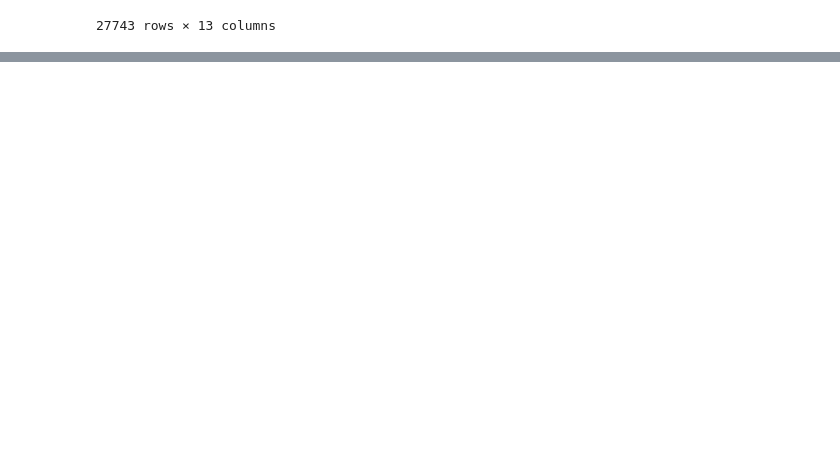
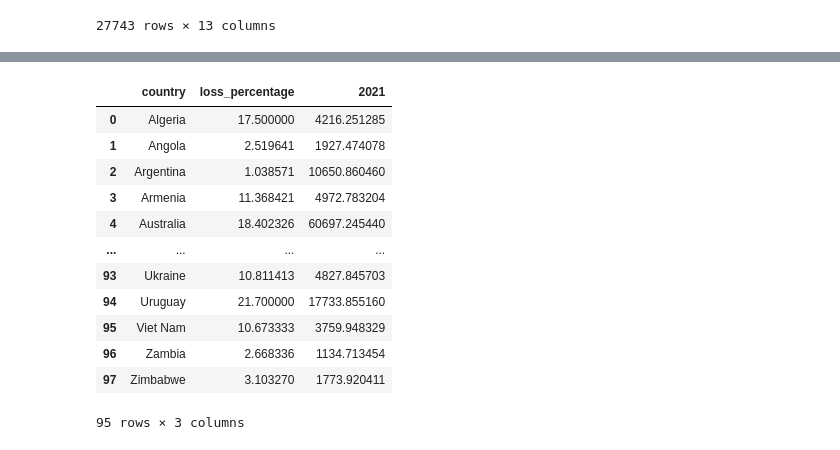
Before and after one commit to alanisrperez/food-waste-patterns, a Jupyter notebook: food-waste-tatyana.ipynb, the cells around one changed output, grey strips where cells are left out. Saved outputs shown, nothing was run; the diff lists cells and outputs as text; code cells hidden in the pictures; blank space fills up the shorter version.

```diff
--- a/food-waste-tatyana.ipynb
+++ b/food-waste-tatyana.ipynb
@@ -703,0 +847,20 @@ top_countries
+# %%
+average_loss_per_country = clean_with_gdp.groupby("country")["loss_percentage"].mean()
+average_loss_per_country = pd.DataFrame(average_loss_per_country)
+loss_and_2021_gdp = pd.merge(average_loss_per_country, gdp_2021, on="country")
+loss_and_2021_gdp = loss_and_2021_gdp.dropna()
+loss_and_2021_gdp
+# %% [output]
+|  | country | loss_percentage | 2021 |
+| 0 | Algeria | 17.500000 | 4216.251285 |
+| 1 | Angola | 2.519641 | 1927.474078 |
+| 2 | Argentina | 1.038571 | 10650.860460 |
+| 3 | Armenia | 11.368421 | 4972.783204 |
+| 4 | Australia | 18.402326 | 60697.245440 |
+| ... | ... | ... | ... |
+| 93 | Ukraine | 10.811413 | 4827.845703 |
+| 94 | Uruguay | 21.700000 | 17733.855160 |
+| 95 | Viet Nam | 10.673333 | 3759.948329 |
+| 96 | Zambia | 2.668336 | 1134.713454 |
+| 97 | Zimbabwe | 3.103270 | 1773.920411 |
+95 rows × 3 columns
```
Also changed, not shown: parts of 17 cells of this notebook, 1 other file.
